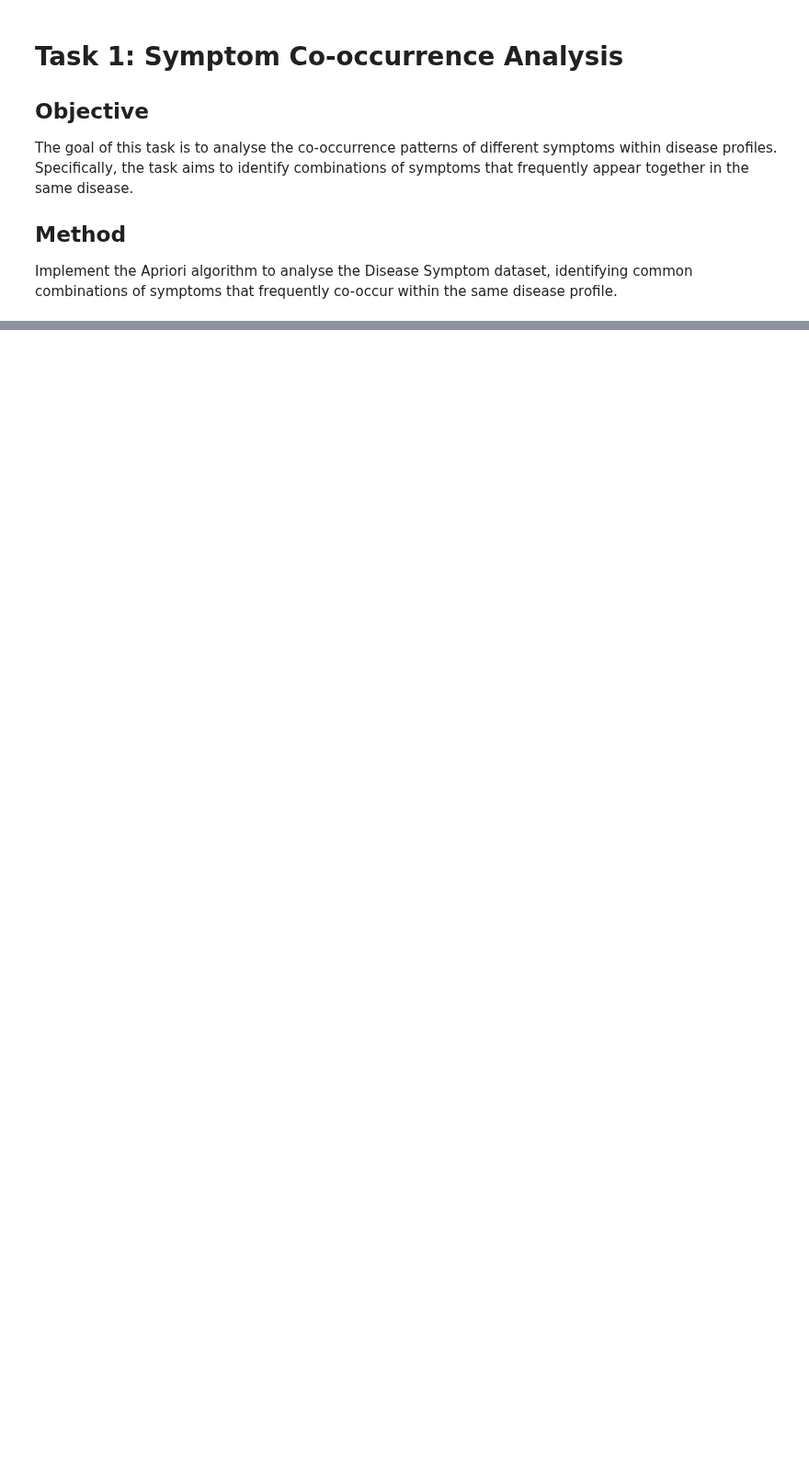
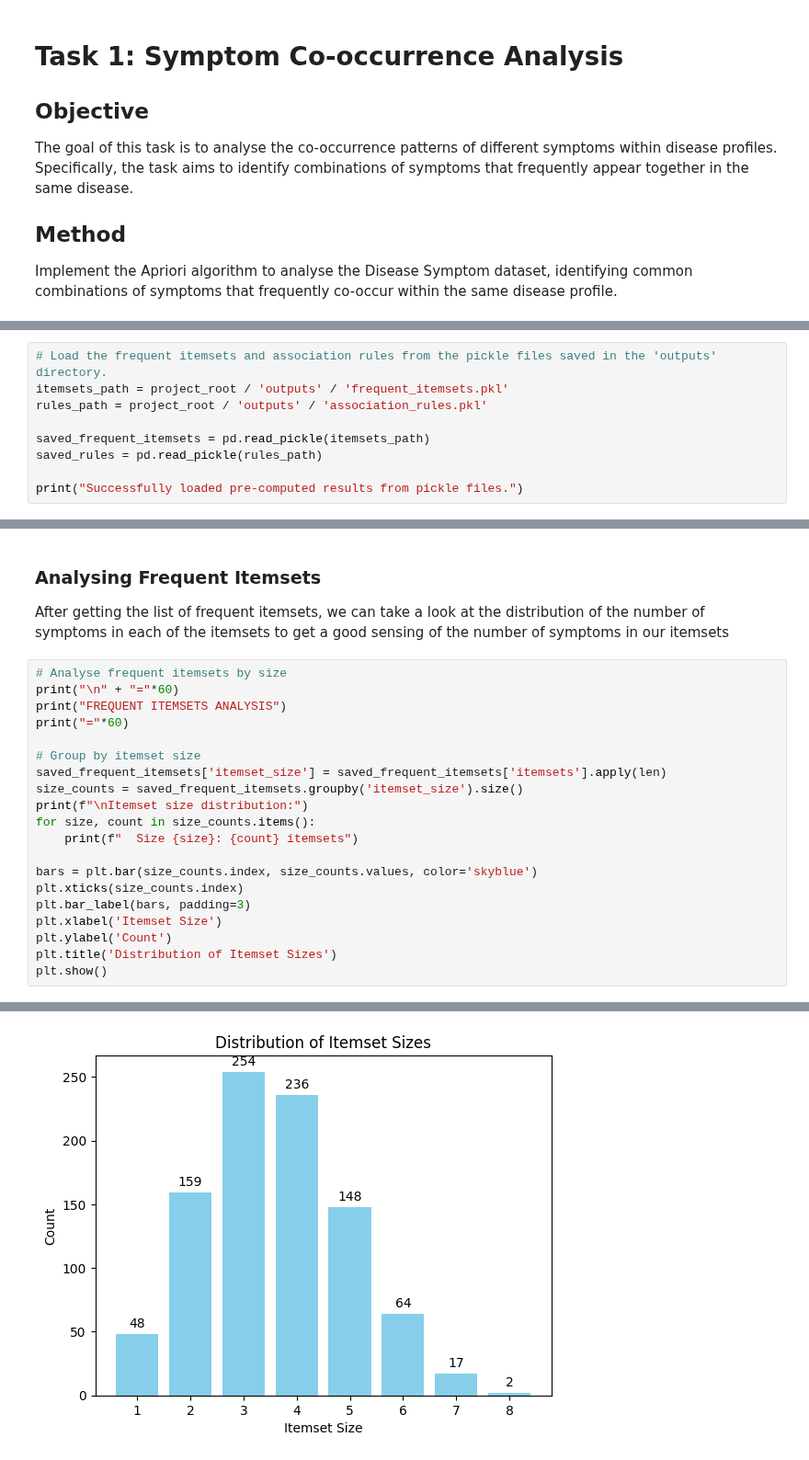
Before and after one commit to oscarqjh/SC4020-Group-Project-2, a Jupyter notebook: notebooks/task1/symptom_analysis.ipynb, the cells around one changed output, grey strips where cells are left out. Shown at 92% size. Cells and saved outputs as stored; diff of their text form; blank space fills up the shorter version.

Commit message:
Updated analysis for Task 1; Added diseases along with co-occurrence analysis

```diff
--- a/notebooks/task1/symptom_analysis.ipynb
+++ b/notebooks/task1/symptom_analysis.ipynb
@@ -144,0 +179,9 @@ plt.show()
+# %%
+# Load the frequent itemsets and association rules from the pickle files saved in the 'outputs' directory.
+itemsets_path = project_root / 'outputs' / 'frequent_itemsets.pkl'
+rules_path = project_root / 'outputs' / 'association_rules.pkl'
+
+saved_frequent_itemsets = pd.read_pickle(itemsets_path)
+saved_rules = pd.read_pickle(rules_path)
+
+print("Successfully loaded pre-computed results from pickle files.")
@@ -144,0 +190,24 @@ plt.show()
+# %% [markdown]
+### Analysing Frequent Itemsets
+After getting the list of frequent itemsets, we can take a look at the distribution of the number of symptoms in each of the itemsets to get a good sensing of the number of symptoms in our itemsets
+# %%
+# Analyse frequent itemsets by size
+print("\n" + "="*60)
+print("FREQUENT ITEMSETS ANALYSIS")
+print("="*60)
+
+# Group by itemset size
+saved_frequent_itemsets['itemset_size'] = saved_frequent_itemsets['itemsets'].apply(len)
+size_counts = saved_frequent_itemsets.groupby('itemset_size').size()
+print(f"\nItemset size distribution:")
+for size, count in size_counts.items():
+    print(f"  Size {size}: {count} itemsets")
+
+bars = plt.bar(size_counts.index, size_counts.values, color='skyblue')
+plt.xticks(size_counts.index)
+plt.bar_label(bars, padding=3)
+plt.xlabel('Itemset Size')
+plt.ylabel('Count')
+plt.title('Distribution of Itemset Sizes')
+plt.show()
+# %% [output]
@@ -144,0 +227 @@ plt.show()
+[figure, added]
```
Also changed, not shown: parts of 47 cells of this notebook, 3 other files.
